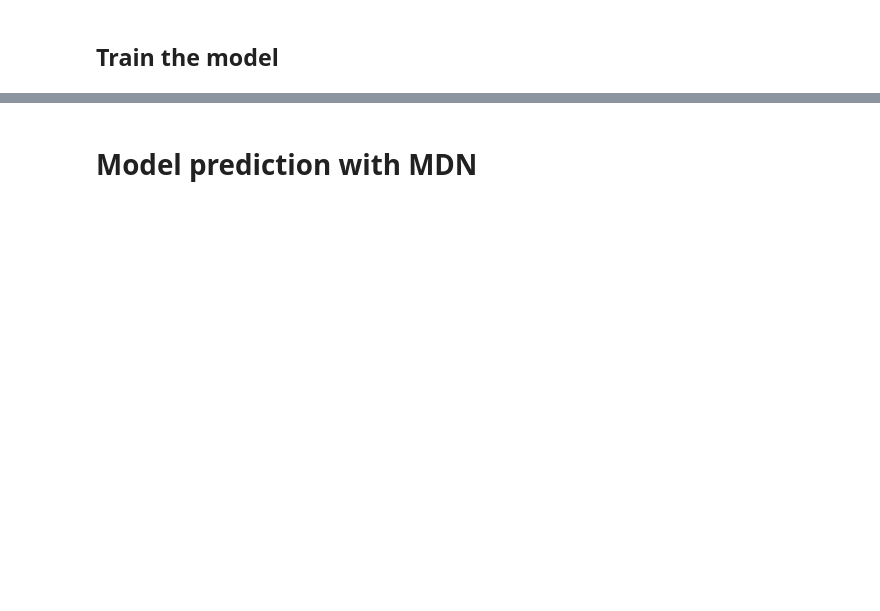
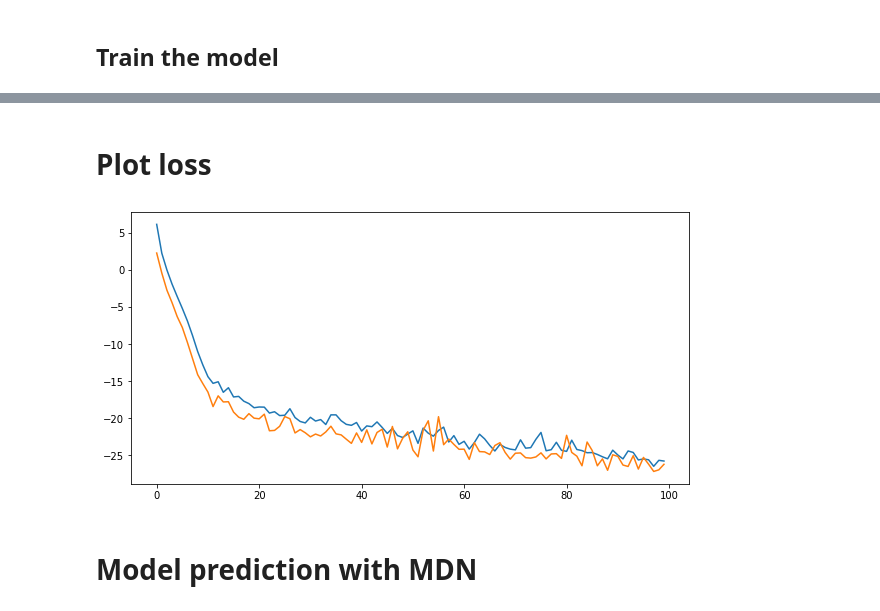
Before and after one commit to marcinwolter/NORCC-SUMMER_2022, a Jupyter notebook: simple_mnist_mdn.ipynb, the cells around one changed output, grey strips where cells are left out. Saved outputs shown, nothing was run; the diff lists cells and outputs as text; code cells hidden in the pictures; blank space fills up the shorter version.

```diff
--- a/simple_mnist_mdn.ipynb
+++ b/simple_mnist_mdn.ipynb
@@ -149,3 +143,13 @@ Epoch 20/20
+# %% [markdown]
+# **Plot loss**
+# %%
+plt.figure(figsize=(10, 5))
+
+plt.plot(history.history['loss'])
+plt.plot(history.history['val_loss'])
+plt.show()
+# %% [output]
+[figure, added]
 # %% [markdown]
 # **Model prediction with MDN**
 # %%
```
Also changed, not shown: parts of 13 cells of this notebook.
